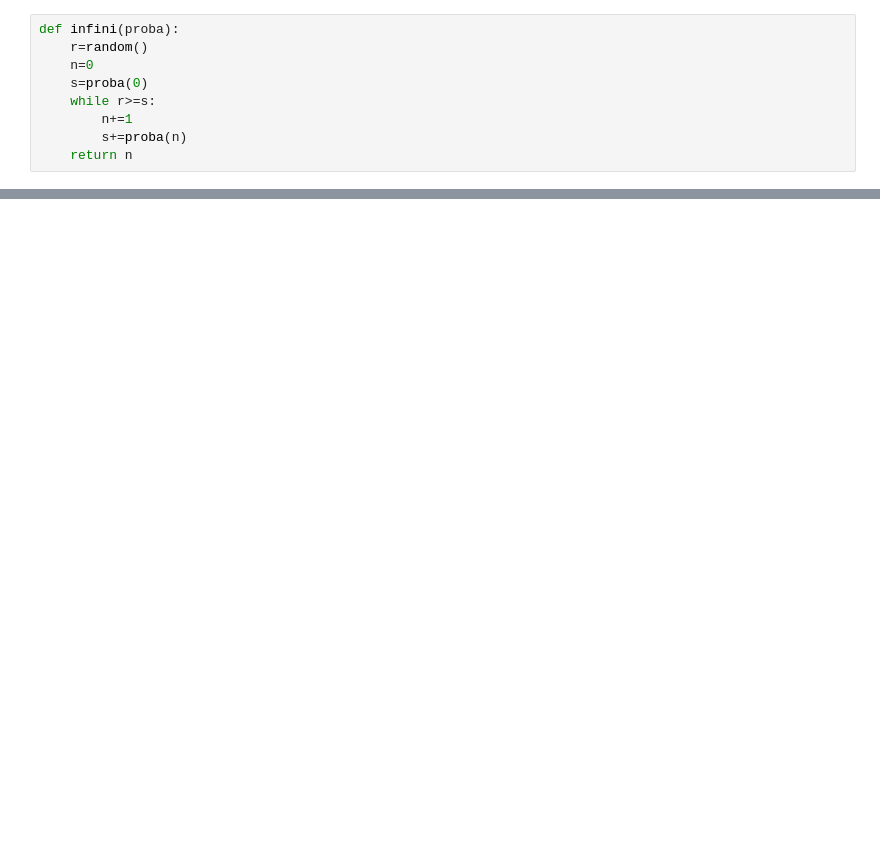
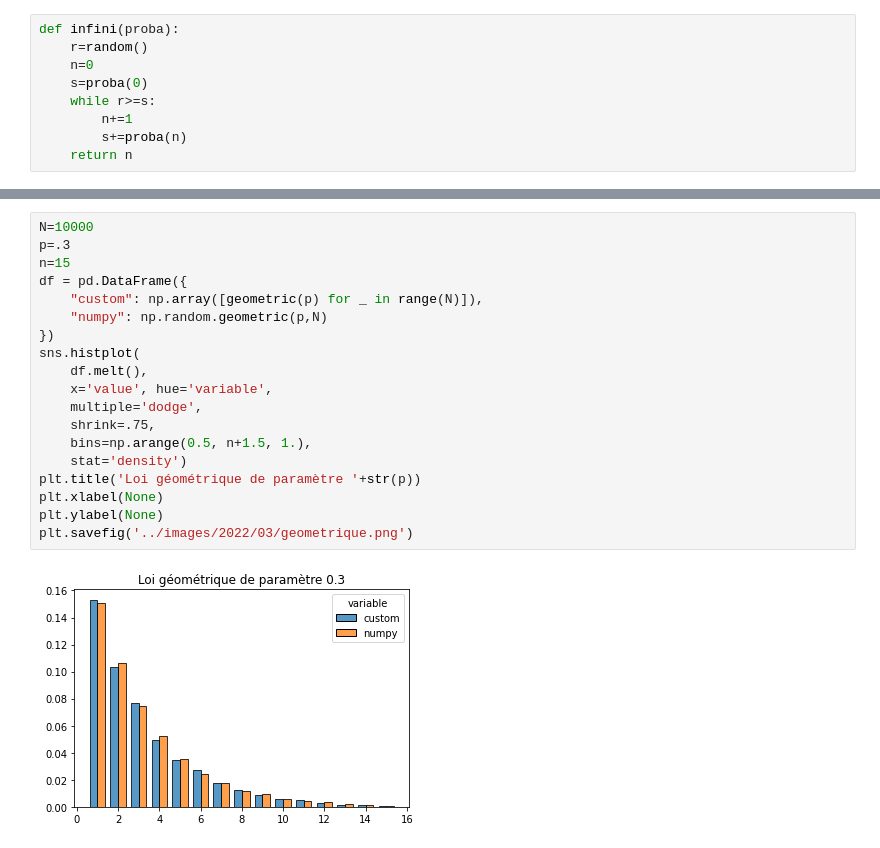
Before and after one commit to lgarcin/lgarcin.github.io, a Jupyter notebook: notebooks/simulation.ipynb, the cells around one changed output, grey strips where cells are left out. Saved outputs shown, nothing was run; the diff lists cells and outputs as text; blank space fills up the shorter version.

```diff
--- a/notebooks/simulation.ipynb
+++ b/notebooks/simulation.ipynb
@@ -84,0 +73,21 @@ sns.histplot(df.melt(),
+# %%
+N=10000
+p=.3
+n=15
+df = pd.DataFrame({
+    "custom": np.array([geometric(p) for _ in range(N)]),
+    "numpy": np.random.geometric(p,N)
+})
+sns.histplot(
+    df.melt(),
+    x='value', hue='variable',
+    multiple='dodge',
+    shrink=.75,
+    bins=np.arange(0.5, n+1.5, 1.),
+    stat='density')
+plt.title('Loi géométrique de paramètre '+str(p))
+plt.xlabel(None)
+plt.ylabel(None)
+plt.savefig('../images/2022/03/geometrique.png')
+# %% [output]
+[figure, added]
```
Also changed, not shown: parts of 7 cells of this notebook, 8 other files.
